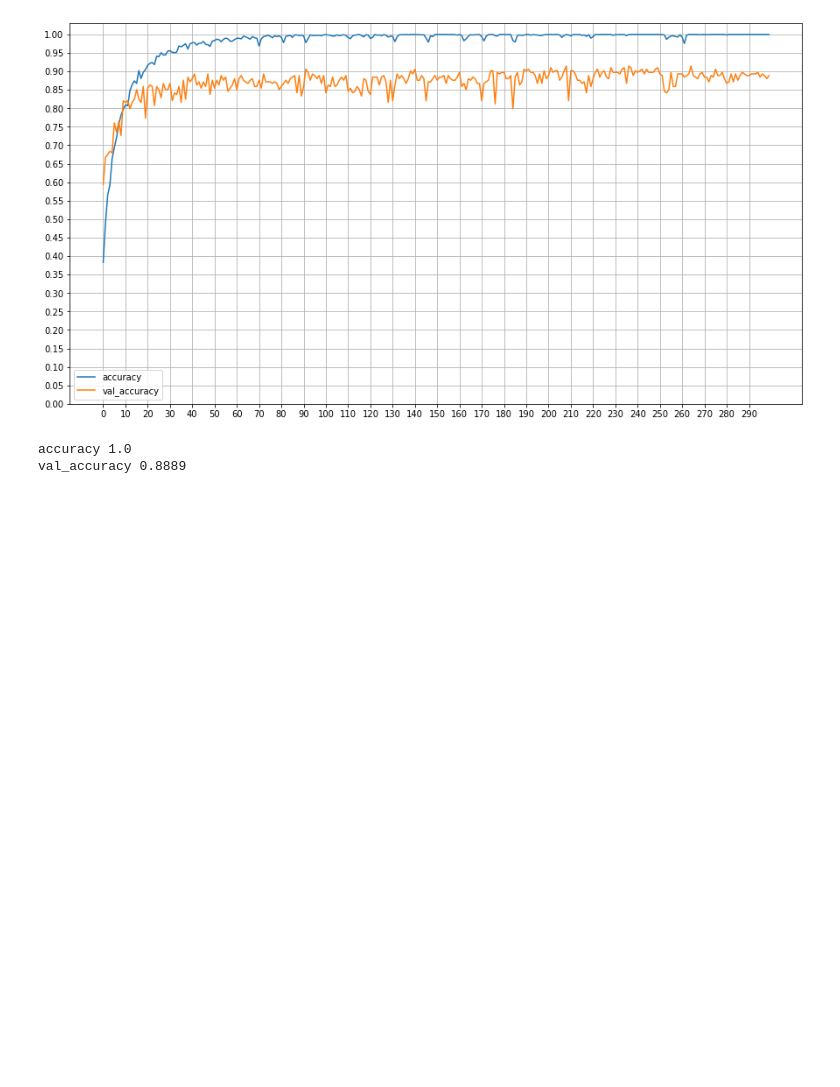
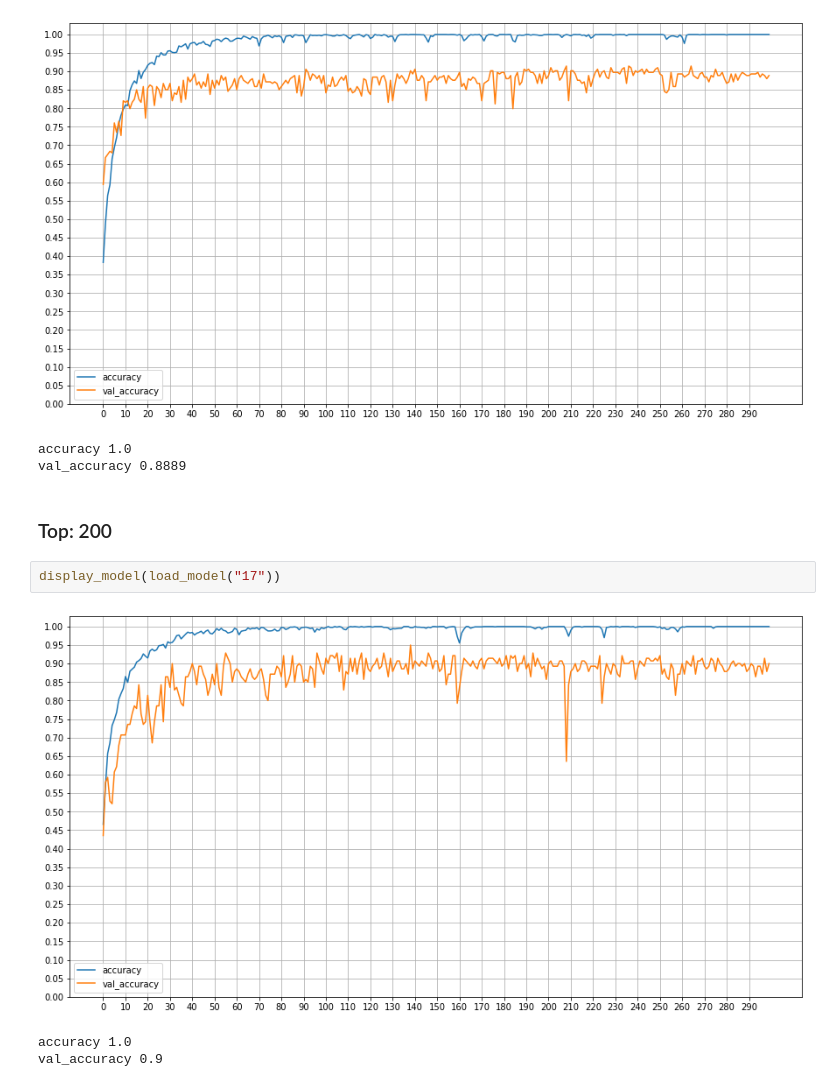
Before and after one commit to botiose/majurca, a Jupyter notebook: visualize.ipynb, the cells around one changed output. Drawn from its saved outputs; the diff is of its cells as text; blank space fills up the shorter version.

```diff
--- a/visualize.ipynb
+++ b/visualize.ipynb
@@ -131,3 +131,11 @@ display_model(load_model("15"))
 [figure]
 accuracy 1.0
 val_accuracy 0.8889
+# %% [markdown]
+<h3>Top: 200</h3>
+# %%
+display_model(load_model("17"))
+# %% [output]
+[figure, added]
+accuracy 1.0
+val_accuracy 0.9
```
Also changed, not shown: parts of 18 cells of this notebook, 13 other files.
